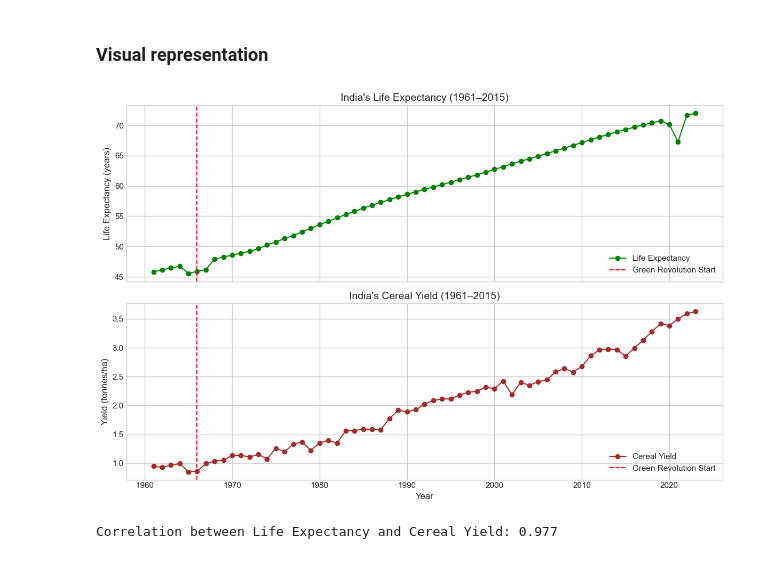
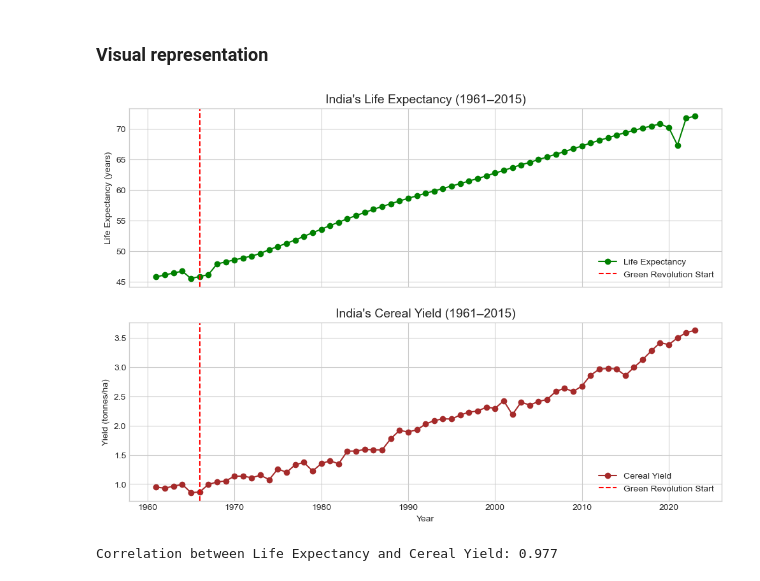
Before and after one commit to vrMithun/DataVisualization-Case-Study-1, a Jupyter notebook: CaseStudy1.ipynb, the cells around one changed output. Drawn from its saved outputs; the diff is of its cells as text; code cells hidden in the pictures.

```diff
--- a/CaseStudy1.ipynb
+++ b/CaseStudy1.ipynb
@@ -85,30 +85,25 @@ display(merge_df.head())
 # %% [markdown]
 ### Visual representation
 # %%
-# Use a valid built-in style
 plt.style.use("seaborn-v0_8-whitegrid")
 
 fig, (ax1, ax2) = plt.subplots(nrows=2, figsize=(12, 8), sharex=True)
 
-# Life Expectancy
 ax1.plot(merge_df['Year'], merge_df['Life Expectancy'], color='green', marker='o', label='Life Expectancy')
 ax1.axvline(x=1966, color='red', linestyle='--', label='Green Revolution Start')
 ax1.set_title("India's Life Expectancy (1961–2015)", fontsize=14)
 ax1.set_ylabel("Life Expectancy (years)")
 ax1.legend()
 
-# Cereal Yield
 ax2.plot(merge_df['Year'], merge_df['Yield (tonnes/ha)'], color='brown', marker='o', label='Cereal Yield')
 ax2.axvline(x=1966, color='red', linestyle='--', label='Green Revolution Start')
 ax2.set_title("India's Cereal Yield (1961–2015)", fontsize=14)
 ax2.set_xlabel("Year")
 ax2.set_ylabel("Yield (tonnes/ha)")
 ax2.legend()
-
-plt.tight_layout()
 plt.show()
 # %% [output]
-[figure, old version]
+[figure, new version]
 # %%
 # Correlation between life expectancy and cereal yield
 correlation = merge_df["Life Expectancy"].corr(merge_df["Yield (tonnes/ha)"])
```
Also changed, not shown: parts of 3 cells of this notebook, 9 other files.
